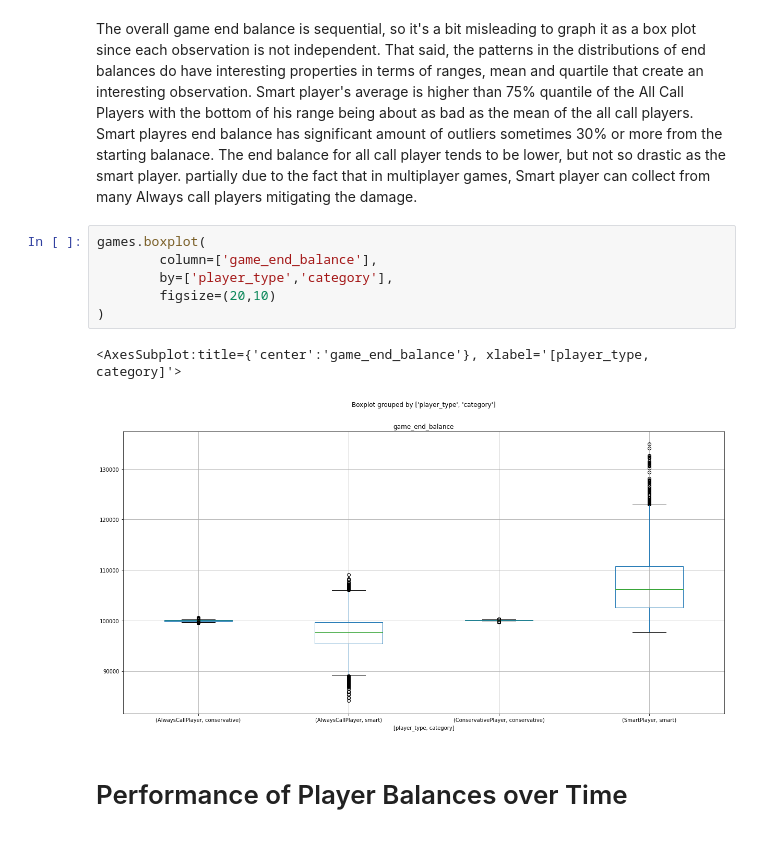
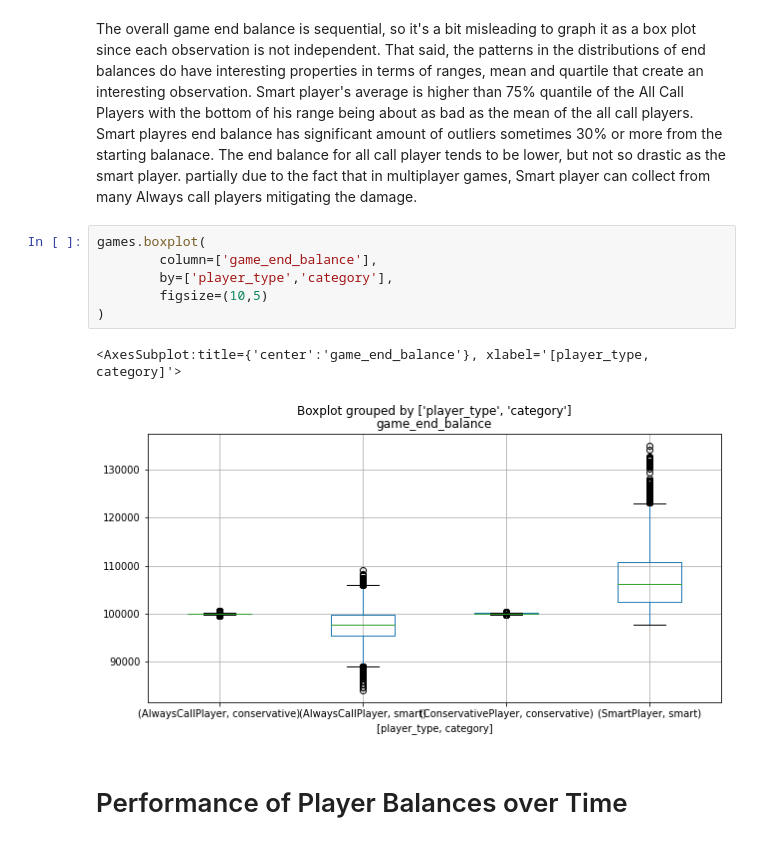
Before and after one commit to Silber8806/PokerPro, a Jupyter notebook: source_code/analysis/Poker Simulation Analysis.ipynb, the cells around one changed output. Saved outputs shown, nothing was run; the diff lists cells and outputs as text.

```diff
--- a/source_code/analysis/Poker Simulation Analysis.ipynb
+++ b/source_code/analysis/Poker Simulation Analysis.ipynb
@@ -338,12 +338,12 @@ The overall game end balance is sequential, so it's a bit misleading to graph it
 # %%
 games.boxplot(
         column=['game_end_balance'],
         by=['player_type','category'],
-        figsize=(20,10)
+        figsize=(10,5)
 )
 # %% [output]
 <AxesSubplot:title={'center':'game_end_balance'}, xlabel='[player_type, category]'>
-[figure, old version]
+[figure, new version]
 # %% [markdown]
 # Performance of Player Balances over Time
 # %%
```
Also changed, not shown: parts of 2 cells of this notebook.
